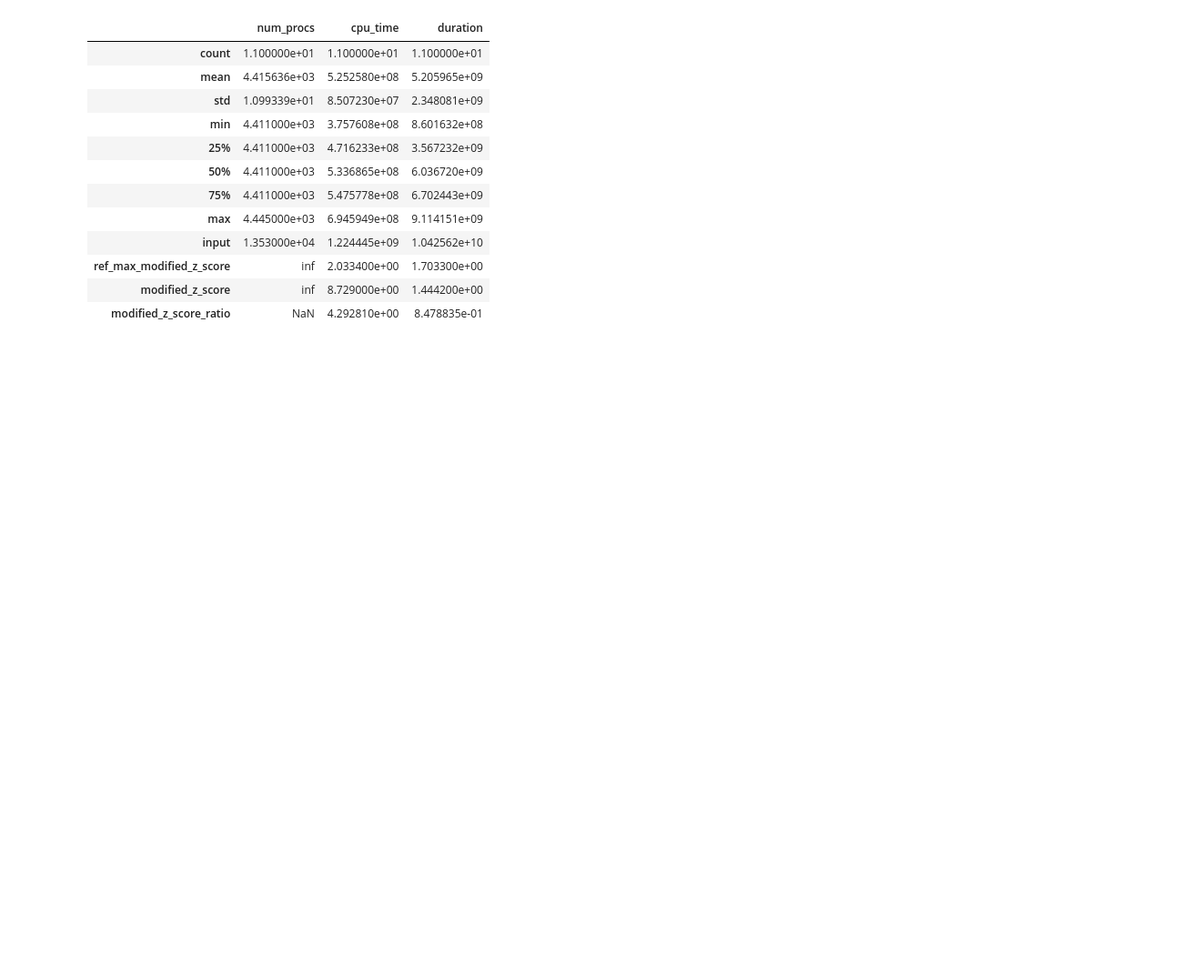
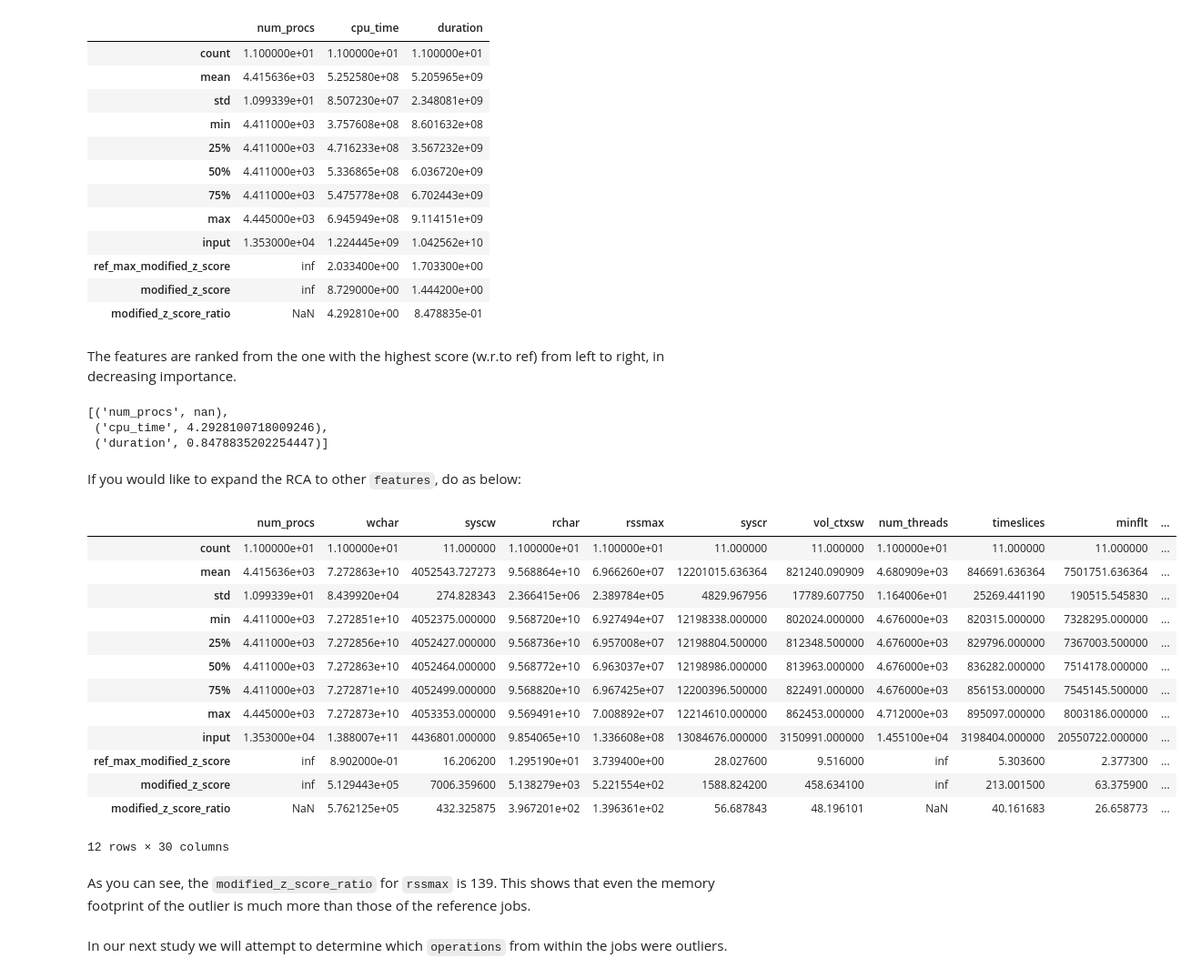
Before and after one commit to ilaflott/epmt, a Jupyter notebook: Outliers.ipynb, the cells around one changed output. Shown at 91% size. Drawn from its saved outputs; the diff is of its cells as text; code cells hidden in the pictures; blank space fills up the shorter version.

Commit message:
completed RCA for jobs using real data in workbook. Next, RCA ops

```diff
--- a/Outliers.ipynb
+++ b/Outliers.ipynb
@@ -281,3 +282,37 @@ df
 | ref_max_modified_z_score | inf | 2.033400e+00 | 1.703300e+00 |
 | modified_z_score | inf | 8.729000e+00 | 1.444200e+00 |
 | modified_z_score_ratio | NaN | 4.292810e+00 | 8.478835e-01 |
+# %% [markdown]
+The features are ranked from the one with the highest score (w.r.to ref) from left to right,
+in decreasing importance.
+# %%
+flist
+# %% [output]
+[('num_procs', nan),
+ ('cpu_time', 4.2928100718009246),
+ ('duration', 0.8478835202254447)]
+# %% [markdown]
+If you would like to expand the RCA to other `features`, do as below:
+# %%
+(_, df, flist) = eod.detect_rootcause(refs, '625151', features=[])
+df
+# %% [output]
+|  | num_procs | wchar | syscw | rchar | rssmax | syscr | vol_ctxsw | num_threads | timeslices | minflt | ... |
+| count | 1.100000e+01 | 1.100000e+01 | 11.000000 | 1.100000e+01 | 1.100000e+01 | 11.000000 | 11.000000 | 1.100000e+01 | 11.000000 | 11.000000 | ... |
+| mean | 4.415636e+03 | 7.272863e+10 | 4052543.727273 | 9.568864e+10 | 6.966260e+07 | 12201015.636364 | 821240.090909 | 4.680909e+03 | 846691.636364 | 7501751.636364 | ... |
+| std | 1.099339e+01 | 8.439920e+04 | 274.828343 | 2.366415e+06 | 2.389784e+05 | 4829.967956 | 17789.607750 | 1.164006e+01 | 25269.441190 | 190515.545830 | ... |
+| min | 4.411000e+03 | 7.272851e+10 | 4052375.000000 | 9.568720e+10 | 6.927494e+07 | 12198338.000000 | 802024.000000 | 4.676000e+03 | 820315.000000 | 7328295.000000 | ... |
+| 25% | 4.411000e+03 | 7.272856e+10 | 4052427.000000 | 9.568736e+10 | 6.957008e+07 | 12198804.500000 | 812348.500000 | 4.676000e+03 | 829796.000000 | 7367003.500000 | ... |
+| 50% | 4.411000e+03 | 7.272863e+10 | 4052464.000000 | 9.568772e+10 | 6.963037e+07 | 12198986.000000 | 813963.000000 | 4.676000e+03 | 836282.000000 | 7514178.000000 | ... |
+| 75% | 4.411000e+03 | 7.272871e+10 | 4052499.000000 | 9.568820e+10 | 6.967425e+07 | 12200396.500000 | 822491.000000 | 4.676000e+03 | 856153.000000 | 7545145.500000 | ... |
+| max | 4.445000e+03 | 7.272873e+10 | 4053353.000000 | 9.569491e+10 | 7.008892e+07 | 12214610.000000 | 862453.000000 | 4.712000e+03 | 895097.000000 | 8003186.000000 | ... |
+| input | 1.353000e+04 | 1.388007e+11 | 4436801.000000 | 9.854065e+10 | 1.336608e+08 | 13084676.000000 | 3150991.000000 | 1.455100e+04 | 3198404.000000 | 20550722.000000 | ... |
+| ref_max_modified_z_score | inf | 8.902000e-01 | 16.206200 | 1.295190e+01 | 3.739400e+00 | 28.027600 | 9.516000 | inf | 5.303600 | 2.377300 | ... |
+| modified_z_score | inf | 5.129443e+05 | 7006.359600 | 5.138279e+03 | 5.221554e+02 | 1588.824200 | 458.634100 | inf | 213.001500 | 63.375900 | ... |
+| modified_z_score_ratio | NaN | 5.762125e+05 | 432.325875 | 3.967201e+02 | 1.396361e+02 | 56.687843 | 48.196101 | NaN | 40.161683 | 26.658773 | ... |
+12 rows × 30 columns
+# %% [markdown]
+As you can see, the `modified_z_score_ratio` for `rssmax` is 139. This shows that even the memory
+footprint of the outlier is much more than those of the reference jobs.
+# %% [markdown]
+In our next study we will attempt to determine which `operations` from within the jobs were outliers.
```
Also changed, not shown: parts of 2 cells of this notebook.
